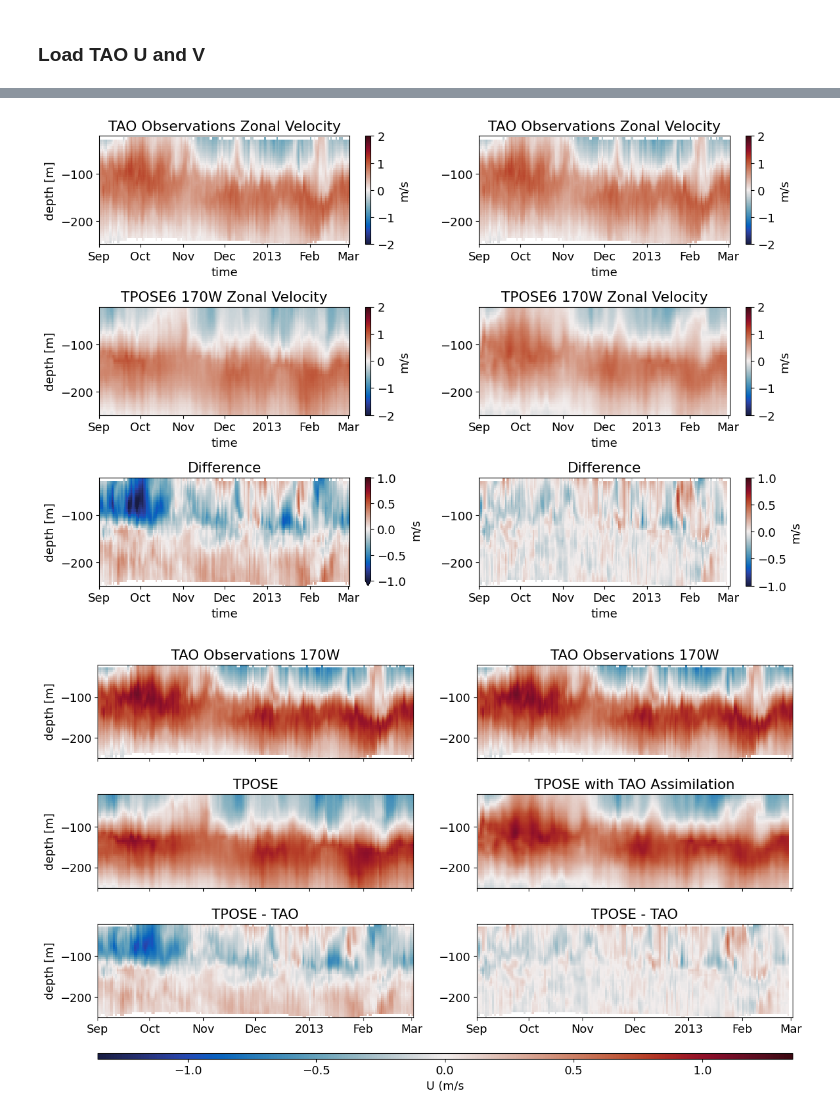
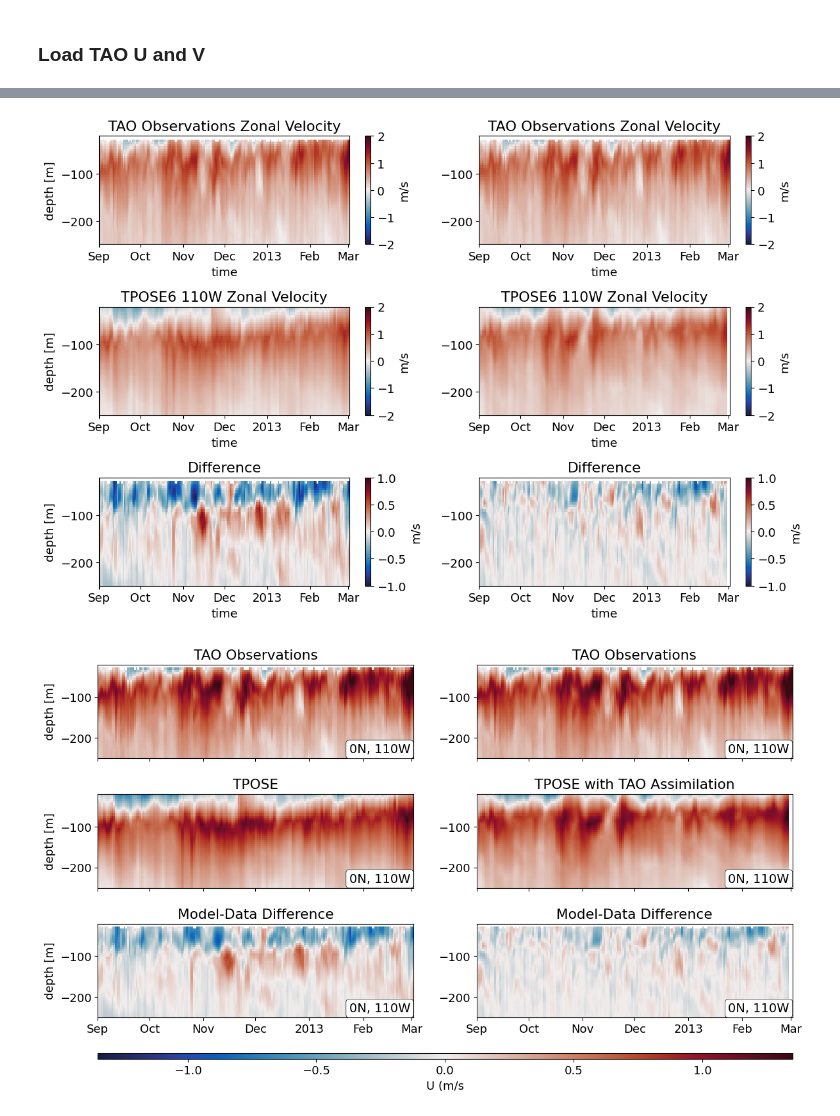
Before and after one commit to eldavenport/TPOSE6_VelocityAssim, a Jupyter notebook: TPOSE_TAO/tpose_tao_T_S copy.ipynb, the cells around one changed output, grey strips where cells are left out. Drawn from its saved outputs; the diff is of its cells as text; code cells hidden in the pictures.

Commit message:
more osm figures

```diff
--- a/TPOSE_TAO/tpose_tao_T_S copy.ipynb
+++ b/TPOSE_TAO/tpose_tao_T_S copy.ipynb
@@ -74,7 +74,7 @@ ds_tpose_TAO['Z'] = ds_tpose_TAO.Z.astype(float)
 ds_tpose_TAO['XG'] = ds_tpose_TAO.XG.astype(float)
 ds_tpose_TAO['YG'] = ds_tpose_TAO.YG.astype(float)
 # %%
-lon_str = '170'
+lon_str = '110'
 # %% [markdown]
 ### Load TAO Data (T and S)
 # %%
@@ -154,7 +154,7 @@ ax[2,1].set_ylabel('')
 plt.tight_layout()
 fig.savefig(foldername+'U_' + lon_str + 'W_diffTAOassim.png')
 # %% [output]
-[figure, old version]
+[figure, new version]
 # %%
 import numpy as np
 import matplotlib.pyplot as plt
@@ -220,38 +220,53 @@ tpose_U_TAO.plot(
     vmin=vmin, vmax=vmax,
     x='time', y='Z',
     add_colorbar=False
 )
 
+title = '0N, ' + lon_str + 'W'
 # Remove titles everywhere
 for i in range(3):
     for j in range(2):
         ax[i,j].set_ylim(-250, -20)
         ax[i,j].set_xlabel('')
+        ax[i, j].text(
+        0.99, 0.16, title,
+        transform=ax[i, j].transAxes,
+        ha='right', va='top',
+        fontsize=14,
+        bbox=dict(
+            boxstyle='round,pad=0.25',
+            facecolor='white',
+            edgecolor='k',
+            linewidth=0.5,
+            alpha=1.0
+        )
+    )
 
 # Remove y-labels on right column
 for i in range(3):
     ax[i,1].set_ylabel('')
 
 # Remove x tick labels except bottom row
 for j in range(2):
     ax[0,j].tick_params(labelbottom=False)
     ax[1,j].tick_params(labelbottom=False)
 
-ax[0,0].set_title('TAO Observations ' + lon_str + 'W')
+
+ax[0,0].set_title('TAO Observations')
 ax[1,0].set_title('TPOSE')
-ax[2,0].set_title('TPOSE - TAO')
-ax[0,1].set_title('TAO Observations ' + lon_str + 'W')
+ax[2,0].set_title('Model-Data Difference')
+ax[0,1].set_title('TAO Observations')
 ax[1,1].set_title('TPOSE with TAO Assimilation')
-ax[2,1].set_title('TPOSE - TAO')
+ax[2,1].set_title('Model-Data Difference')
 
 # ----- Colorbar -----
 cax = fig.add_subplot(gs[3, :])
 cbar = fig.colorbar(mappable, cax=cax, orientation='horizontal')
 cbar.set_label('U (m/s')
 
 fig.savefig(foldername+'U_' + lon_str + 'W_diffTAOassim_OSM.png')
 # %% [output]
-[figure, old version]
+[figure, new version]
 # %%
 import numpy as np
 import matplotlib.pyplot as plt
```
Also changed, not shown: parts of 3 cells of this notebook, 8 other files.
